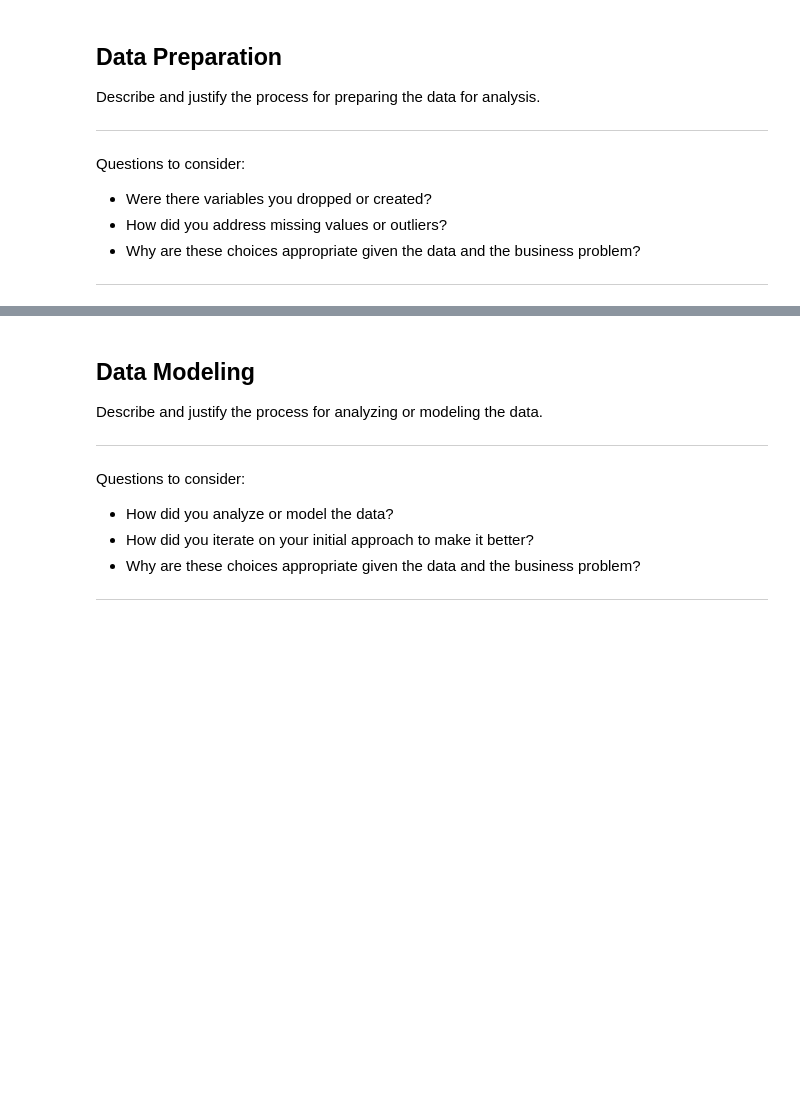
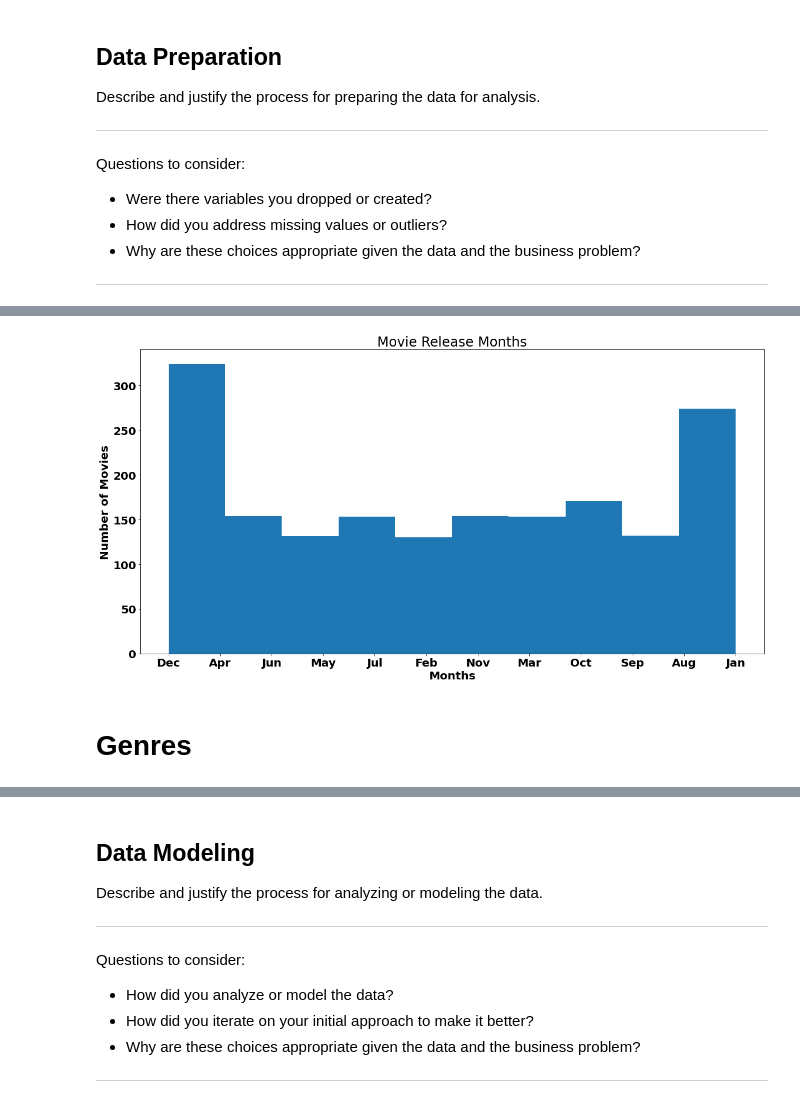
Before and after one commit to ekostrov/MovieDataAnalysis, a Jupyter notebook: JupyterNotebooks/project.ipynb, the cells around one changed output, grey strips where cells are left out. Drawn from its saved outputs; the diff is of its cells as text; code cells hidden in the pictures; blank space fills up the shorter version.

```diff
--- a/JupyterNotebooks/project.ipynb
+++ b/JupyterNotebooks/project.ipynb
@@ -86,0 +148,3 @@ Questions to consider:
+# %%
+movie_budgets = movie_budgets.sort_values(by=['worldwide_profit'], ascending=False)
+movie_budgets.head(10)
@@ -86,0 +165,5 @@ Questions to consider:
+# %%
+movie_budgets.release_date =  pd.to_datetime(movie_budgets.release_date)
+movie_budgets['release_month'] = pd.DatetimeIndex(movie_budgets.release_date).month
+movie_budgets['release_year'] = pd.DatetimeIndex(movie_budgets.release_date).year
+movie_budgets.head(10)
@@ -86,0 +192,2 @@ Questions to consider:
+# %%
+movie_budgets.drop(movie_budgets[movie_budgets.release_year < 2000].index, inplace=True)
@@ -86,0 +196,3 @@ Questions to consider:
+# %%
+top_movies = movie_budgets.copy()
+top_movies.head()
@@ -86,0 +208,15 @@ Questions to consider:
+# %%
+fig, ax = plt.subplots(figsize=(20,10))
+ax.set_title("Movie Release Months")
+font = {'family' : 'sans',
+        'weight' : 'bold',
+        'size'   : 20}
+plt.rc('font', **font)
+ax.set_xlabel("Months", **font)
+ax.set_ylabel("Number of Movies", **font)
+ax.hist(top_movies.release_month.apply(convert_number_to_month))
+plt.savefig("../images/ReleaseMonthHist.png")
+# %% [output]
+[figure, added]
+# %% [markdown]
+# Genres
```
Also changed, not shown: parts of 40 cells of this notebook.
